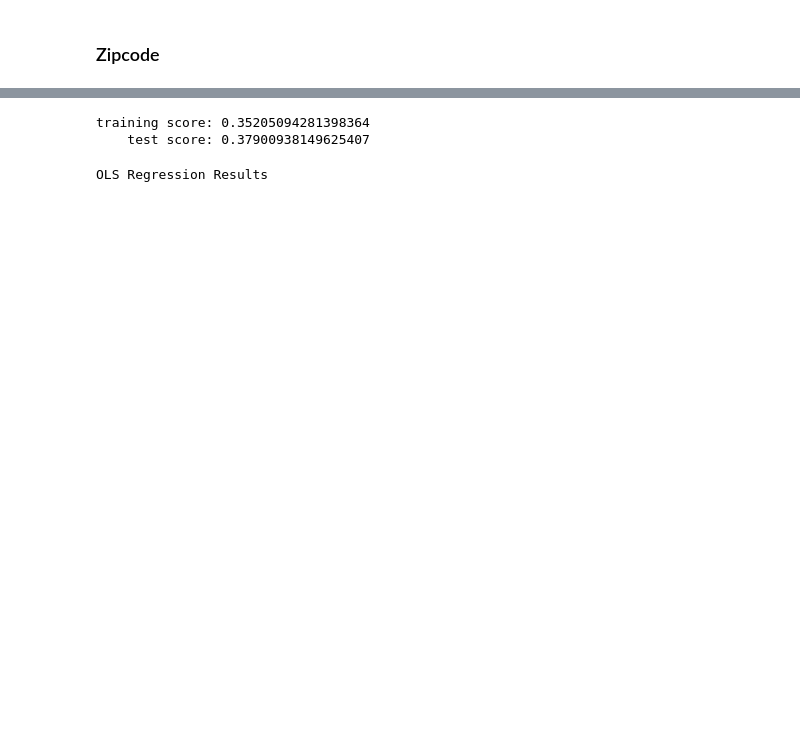
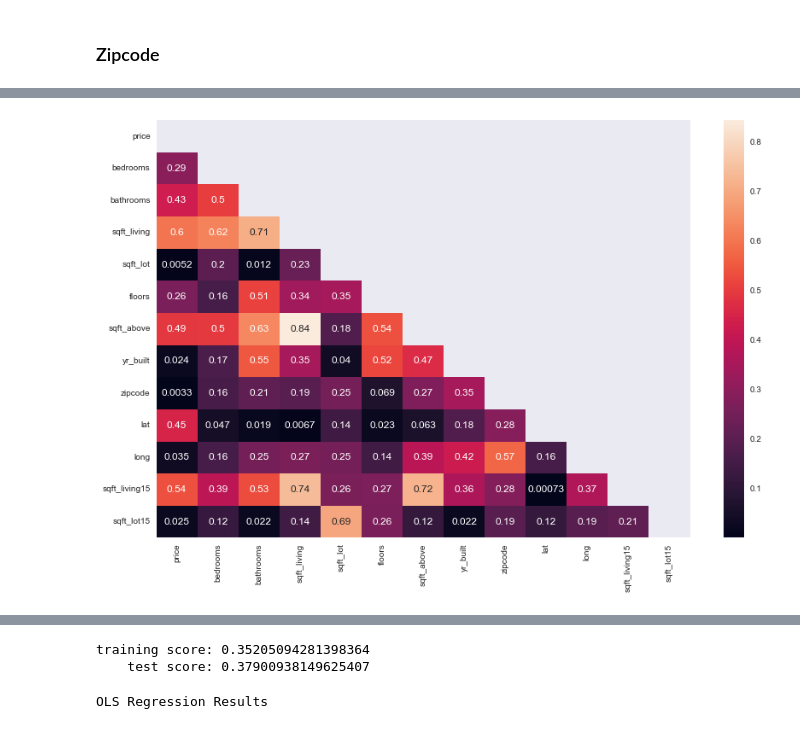
Before and after one commit to alvaromendizabal/dsc-phase-2-project-v2-3, a Jupyter notebook: alvaro.ipynb, the cells around one changed output, grey strips where cells are left out. Cells and saved outputs as stored; diff of their text form; code cells hidden in the pictures; blank space fills up the shorter version.

```diff
--- a/alvaro.ipynb
+++ b/alvaro.ipynb
@@ -458,0 +381,9 @@ dummy.score(X_train, y_train)
+# %%
+with sns.axes_style("darkgrid"):
+    f, ax = plt.subplots(figsize=(14, 9))
+
+    mask = np.triu(np.ones_like(df.corr(), dtype=bool))
+    ax = sns.heatmap(abs(df.corr()),mask=mask,annot=True)
+    f.savefig('images/Corelation Heatmap',bbox_inches="tight")
+# %% [output]
+[figure, added]
```
Also changed, not shown: parts of 101 cells of this notebook, 1 other file.
